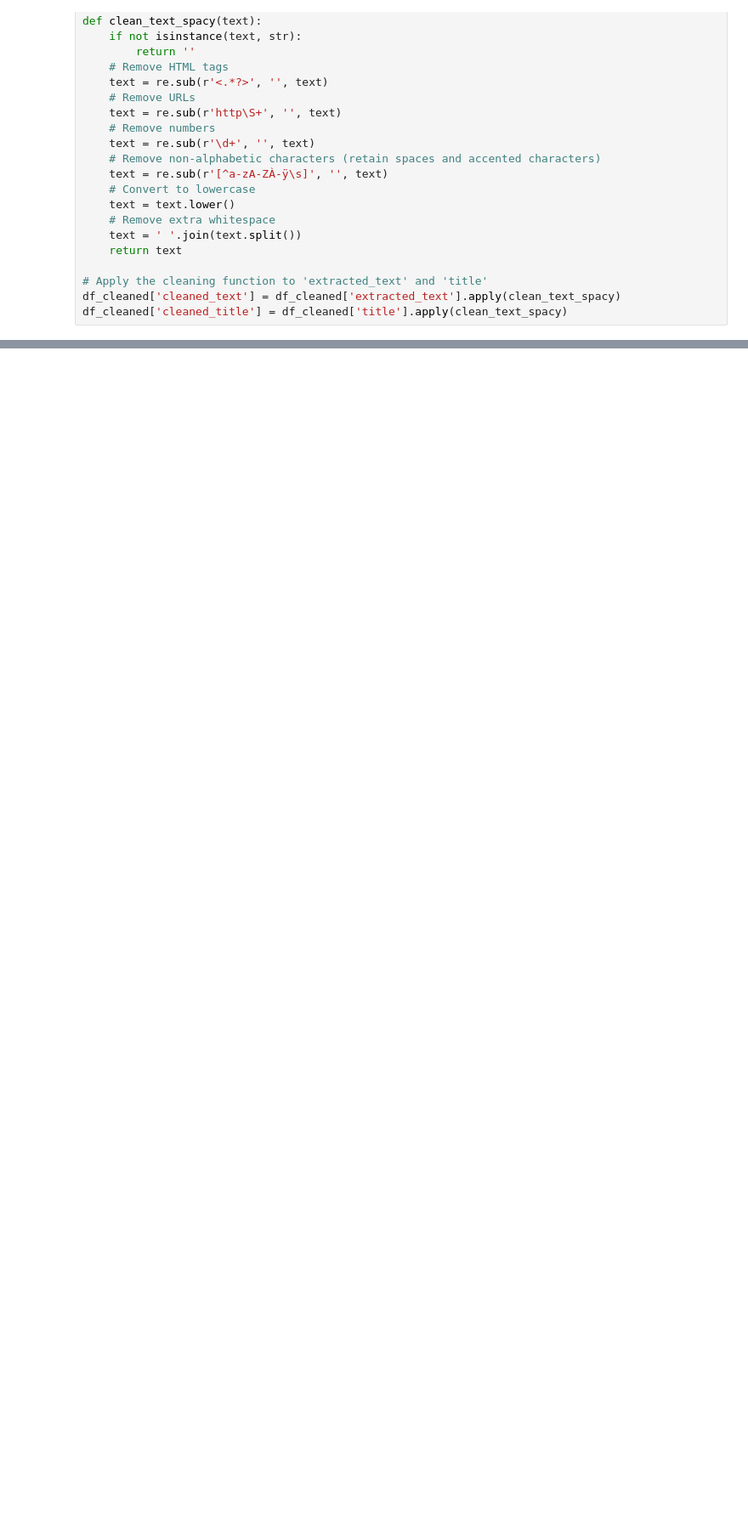
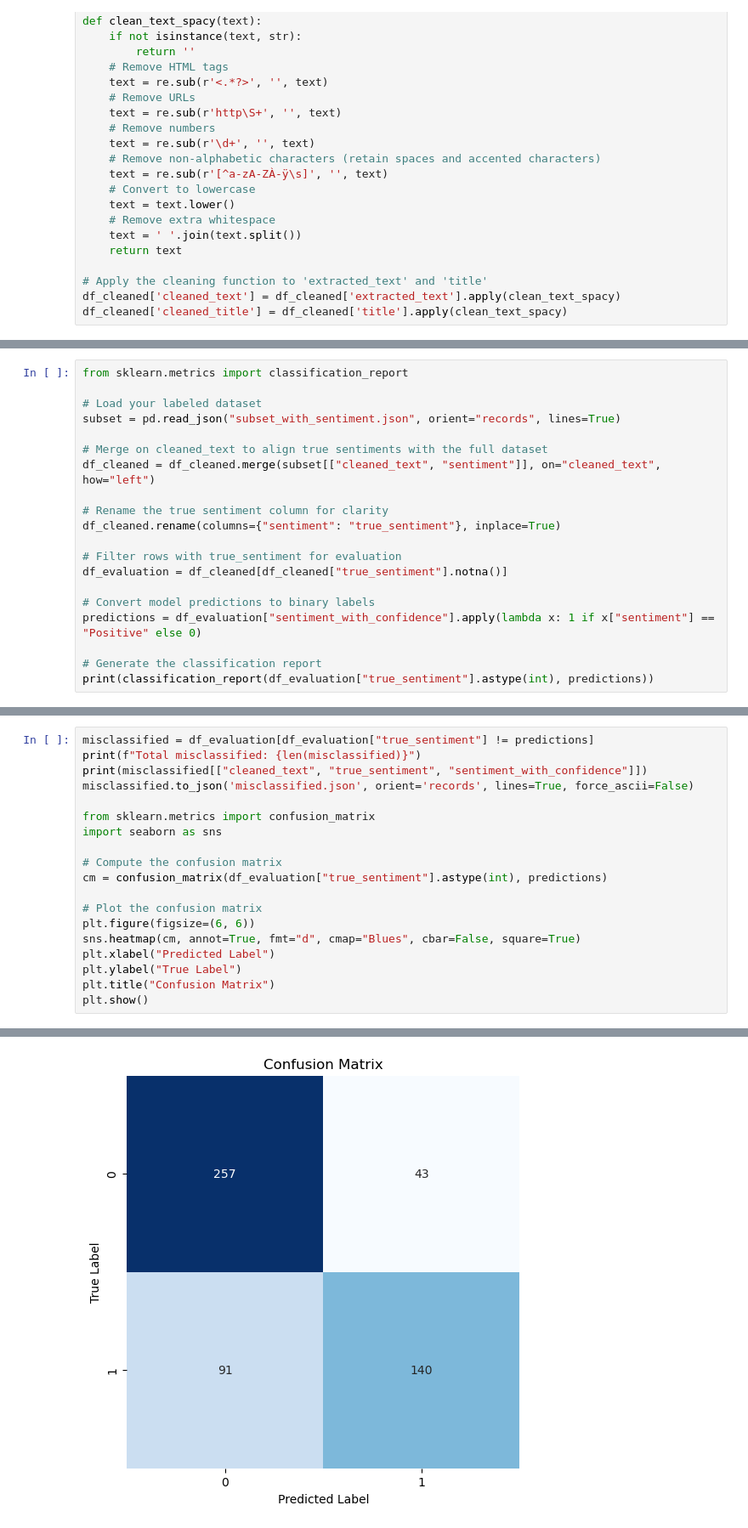
Before and after one commit to ftferreira02/Projeto-ED, a Jupyter notebook: arquivo.ipynb, the cells around one changed output, grey strips where cells are left out. Shown at 85% size. Saved outputs shown, nothing was run; the diff lists cells and outputs as text; blank space fills up the shorter version.

```diff
--- a/arquivo.ipynb
+++ b/arquivo.ipynb
@@ -503,0 +1228,20 @@ plt.show()
+# %%
+from sklearn.metrics import classification_report
+
+# Load your labeled dataset
+subset = pd.read_json("subset_with_sentiment.json", orient="records", lines=True)
+
+# Merge on cleaned_text to align true sentiments with the full dataset
+df_cleaned = df_cleaned.merge(subset[["cleaned_text", "sentiment"]], on="cleaned_text", how="left")
+
+# Rename the true sentiment column for clarity
+df_cleaned.rename(columns={"sentiment": "true_sentiment"}, inplace=True)
+
+# Filter rows with true_sentiment for evaluation
+df_evaluation = df_cleaned[df_cleaned["true_sentiment"].notna()]
+
+# Convert model predictions to binary labels
+predictions = df_evaluation["sentiment_with_confidence"].apply(lambda x: 1 if x["sentiment"] == "Positive" else 0)
+
+# Generate the classification report
+print(classification_report(df_evaluation["true_sentiment"].astype(int), predictions))
@@ -503,0 +1257,20 @@ plt.show()
+# %%
+misclassified = df_evaluation[df_evaluation["true_sentiment"] != predictions]
+print(f"Total misclassified: {len(misclassified)}")
+print(misclassified[["cleaned_text", "true_sentiment", "sentiment_with_confidence"]])
+misclassified.to_json('misclassified.json', orient='records', lines=True, force_ascii=False)
+
+from sklearn.metrics import confusion_matrix
+import seaborn as sns
+
+# Compute the confusion matrix
+cm = confusion_matrix(df_evaluation["true_sentiment"].astype(int), predictions)
+
+# Plot the confusion matrix
+plt.figure(figsize=(6, 6))
+sns.heatmap(cm, annot=True, fmt="d", cmap="Blues", cbar=False, square=True)
+plt.xlabel("Predicted Label")
+plt.ylabel("True Label")
+plt.title("Confusion Matrix")
+plt.show()
+# %% [output]
@@ -503,0 +1294 @@ plt.show()
+[figure, added]
```
Also changed, not shown: parts of 75 cells of this notebook, 3 other files.
